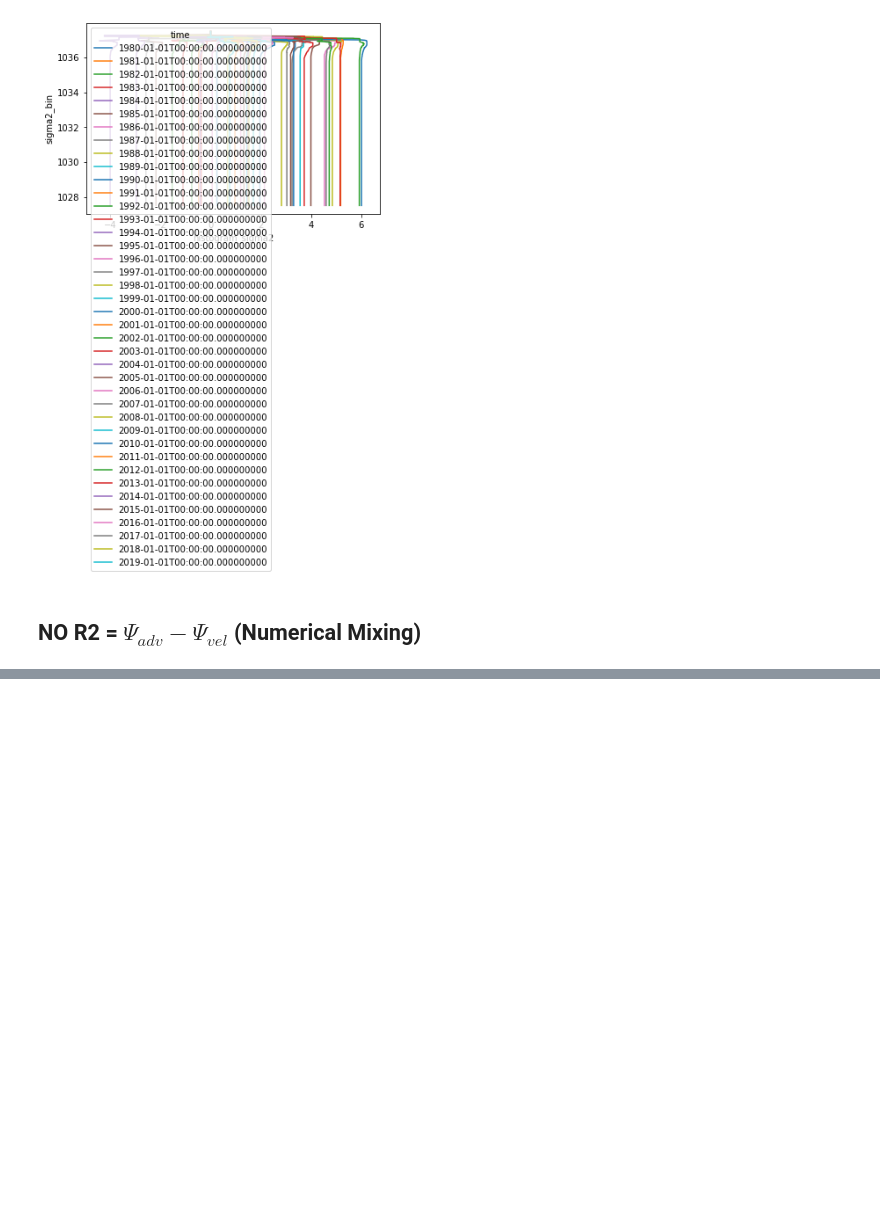
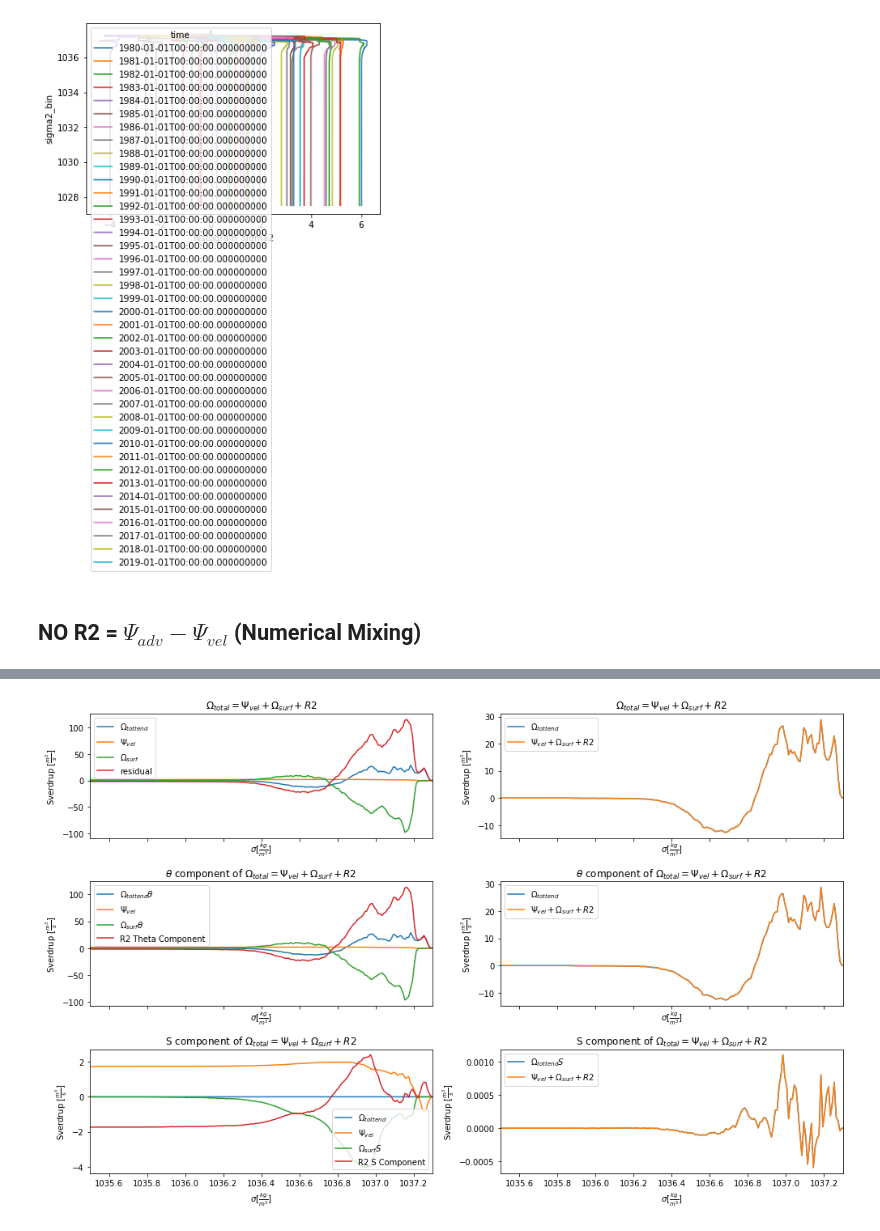
Before and after one commit to ocean-transport/WMT-project, a Jupyter notebook: GODAS/wmt-budget-sigma-space.ipynb, the cells around one changed output, grey strips where cells are left out. Saved outputs shown, nothing was run; the diff lists cells and outputs as text; code cells hidden in the pictures; blank space fills up the shorter version.

```diff
--- a/GODAS/wmt-budget-sigma-space.ipynb
+++ b/GODAS/wmt-budget-sigma-space.ipynb
@@ -838,0 +861,60 @@ plt.xlim(1035.5, 1037.5)
+# %%
+fig, axes = plt.subplots(3, 2, figsize=(14, 9), sharex=True)
+
+(omega_total/1e6).mean(dim='time').plot(label=r'$\Omega_{tottend}$', ax=axes[0,0])
+(psi_vel/1e6).mean(dim='time').plot(label=r'$\Psi_{vel}$', ax=axes[0,0])
+(omega_surf/1e6).mean(dim='time').plot(label=r'$\Omega_{surf}$', ax=axes[0,0])
+(R2/1e6).mean(dim='time').plot(label='residual', ax=axes[0,0])
+axes[0,0].set_ylabel(r'Sverdrup [$\frac{m^3}{s}$]')
+axes[0,0].set_xlabel(r'$\sigma [\frac{kg}{m^3}]$')
+axes[0,0].legend()
+axes[0,0].set_title(r'$\Omega_{total} = \Psi_{vel} + \Omega_{surf} + R2$')
+axes[0,0].set_xlim(1035.5, 1037.3)
+
+(omega_total/1e6).mean(dim='time').plot(label=r'$\Omega_{tottend}$', ax=axes[0,1])
+((psi_vel + omega_surf + R2)/1e6).mean(dim='time').plot(label=r'$\Psi_{vel} + \Omega_{surf} + R2$', ax=axes[0,1])
+axes[0,1].set_ylabel(r'Sverdrup [$\frac{m^3}{s}$]')
+axes[0,1].set_xlabel(r'$\sigma [\frac{kg}{m^3}]$')
+axes[0,1].legend()
+axes[0,1].set_title(r'$\Omega_{total} = \Psi_{vel} + \Omega_{surf} + R2$')
+axes[0,1].set_xlim(1035.5, 1037.3)
+
+(omega_total_th/1e6).mean(dim='time').plot(label=r'$\Omega_{tottend} \theta$', ax=axes[1,0])
+(psi_vel/1e6).mean(dim='time').plot(label=r'$\Psi_{vel}$', ax=axes[1,0])
+(omega_surf_TH/1e6).mean(dim='time').plot(label=r'$\Omega_{surf} \theta$', ax=axes[1,0])
+(R2_th/1e6).mean(dim='time').plot(label='R2 Theta Component', ax=axes[1,0])
+axes[1,0].set_ylabel(r'Sverdrup [$\frac{m^3}{s}$]')
+axes[1,0].set_xlabel(r'$\sigma [\frac{kg}{m^3}]$')
+axes[1,0].legend()
+axes[1,0].set_title(r'$\theta$ component of $\Omega_{total} = \Psi_{vel} + \Omega_{surf} + R2$')
+axes[1,0].set_xlim(1035.5, 1037.3)
+
+(omega_total_th/1e6).mean(dim='time').plot(label=r'$\Omega_{tottend}$', ax=axes[1,1])
+((psi_vel + omega_surf_TH + R2_th)/1e6).mean(dim='time').plot(label=r'$\Psi_{vel} + \Omega_{surf} + R2$', ax=axes[1,1])
+axes[1,1].set_ylabel(r'Sverdrup [$\frac{m^3}{s}$]')
+axes[1,1].set_xlabel(r'$\sigma [\frac{kg}{m^3}]$')
+axes[1,1].legend()
+axes[1,1].set_title(r'$\theta$ component of $\Omega_{total} = \Psi_{vel} + \Omega_{surf} + R2$')
+axes[1,1].set_xlim(1035.5, 1037.3)
+
+(omega_total_slt/1e6).mean(dim='time').plot(label=r'$\Omega_{tottend}$', ax=axes[2,0])
+(psi_vel/1e6).mean(dim='time').plot(label=r'$\Psi_{vel}$', ax=axes[2,0])
+(omega_surf_SLT/1e6).mean(dim='time').plot(label=r'$\Omega_{surf} S$', ax=axes[2,0])
+(R2_slt/1e6).mean(dim='time').plot(label='R2 S Component', ax=axes[2,0])
+axes[2,0].set_ylabel(r'Sverdrup [$\frac{m^3}{s}$]')
+axes[2,0].set_xlabel(r'$\sigma [\frac{kg}{m^3}]$')
+axes[2,0].legend()
+axes[2,0].set_title(r'S component of $\Omega_{total} = \Psi_{vel} + \Omega_{surf} + R2$')
+axes[2,0].set_xlim(1035.5, 1037.3)
+
+(omega_total_slt/1e6).mean(dim='time').plot(label=r'$\Omega_{tottend} S$', ax=axes[2,1])
+((psi_vel + omega_surf_SLT + R2_slt)/1e6).mean(dim='time').plot(label=r'$\Psi_{vel} + \Omega_{surf} + R2$', ax=axes[2,1])
+axes[2,1].set_ylabel(r'Sverdrup [$\frac{m^3}{s}$]')
+axes[2,1].set_xlabel(r'$\sigma [\frac{kg}{m^3}]$')
+axes[2,1].legend()
+axes[2,1].set_title(r'S component of $\Omega_{total} = \Psi_{vel} + \Omega_{surf} + R2$')
+axes[2,1].set_xlim(1035.5, 1037.3)
+
+plt.tight_layout();
+# %% [output]
+[figure, added]
```
Also changed, not shown: parts of 4 cells of this notebook.
